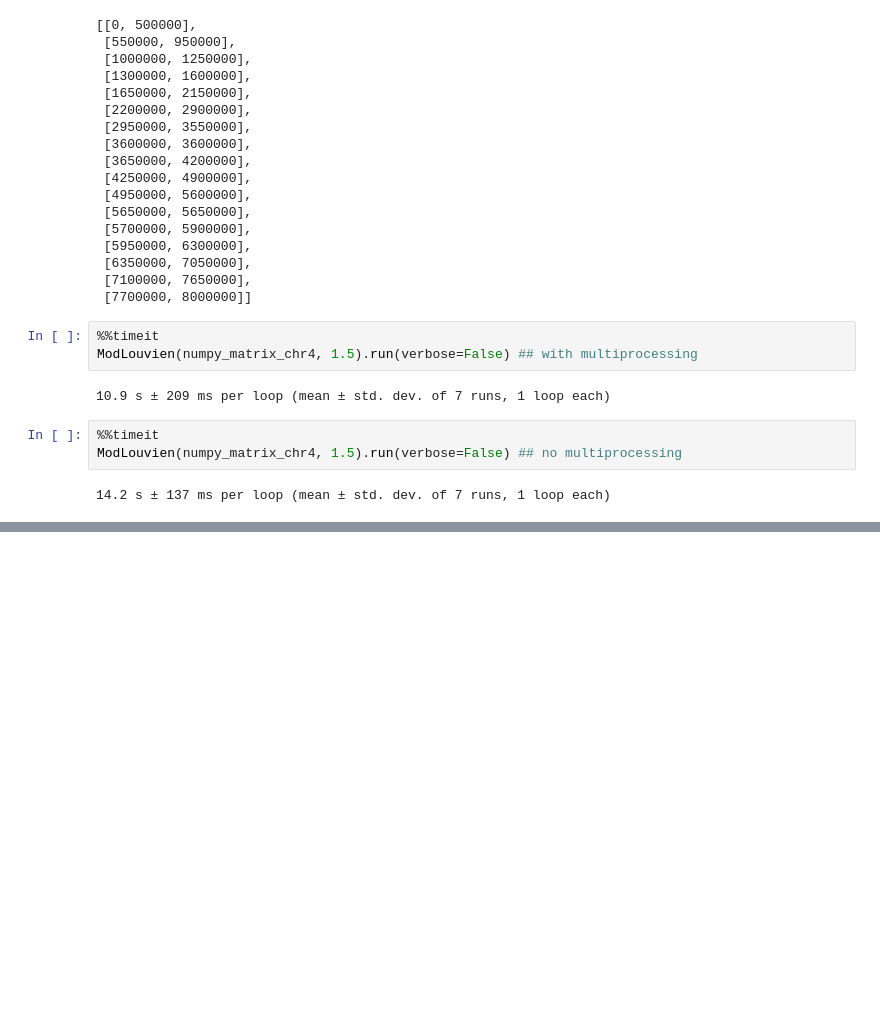
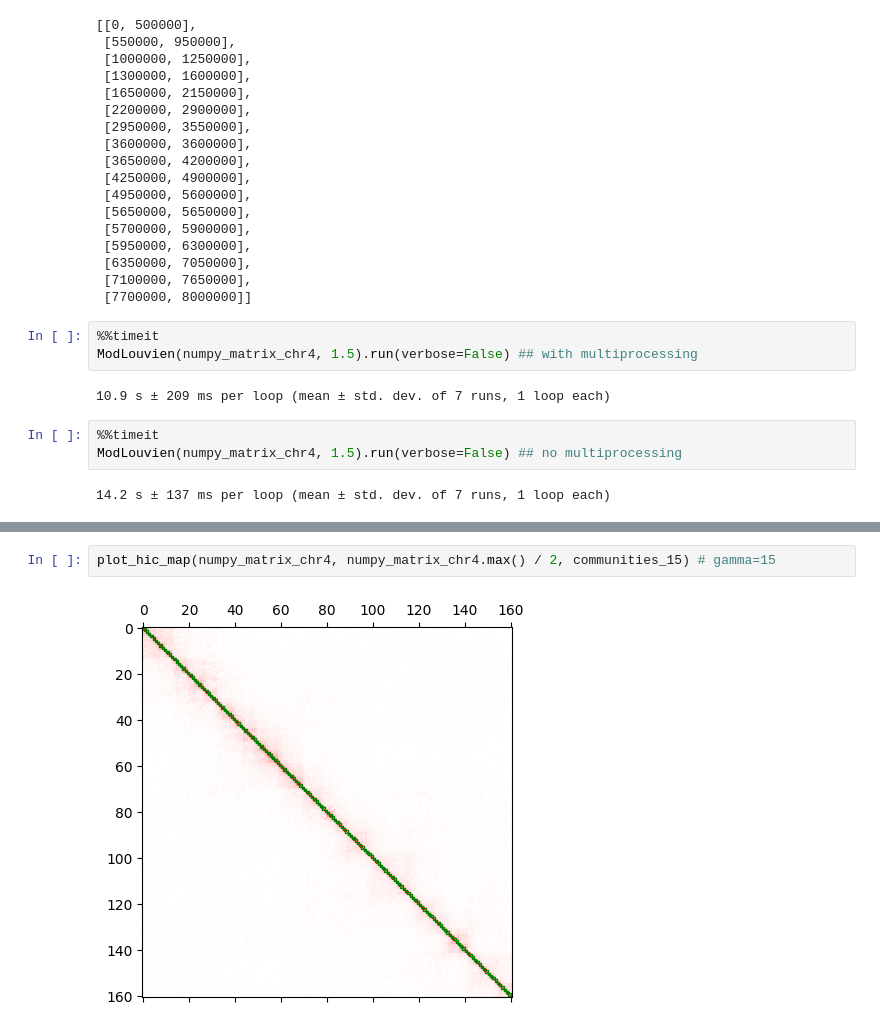
Before and after one commit to jakfol1217/genomics_proj2, a Jupyter notebook: Kamiński_Fołtyn_project2.ipynb, the cells around one changed output, grey strips where cells are left out. Saved outputs shown, nothing was run; the diff lists cells and outputs as text; blank space fills up the shorter version.

```diff
--- a/Kamiński_Fołtyn_project2.ipynb
+++ b/Kamiński_Fołtyn_project2.ipynb
@@ -308,0 +329,4 @@ ModLouvien(numpy_matrix_chr4, 1.5).run(verbose=False) ## no multiprocessing
+# %%
+plot_hic_map(numpy_matrix_chr4, numpy_matrix_chr4.max() / 2, communities_15) # gamma=15
+# %% [output]
+[figure, added]
```
Also changed, not shown: parts of 6 cells of this notebook.
